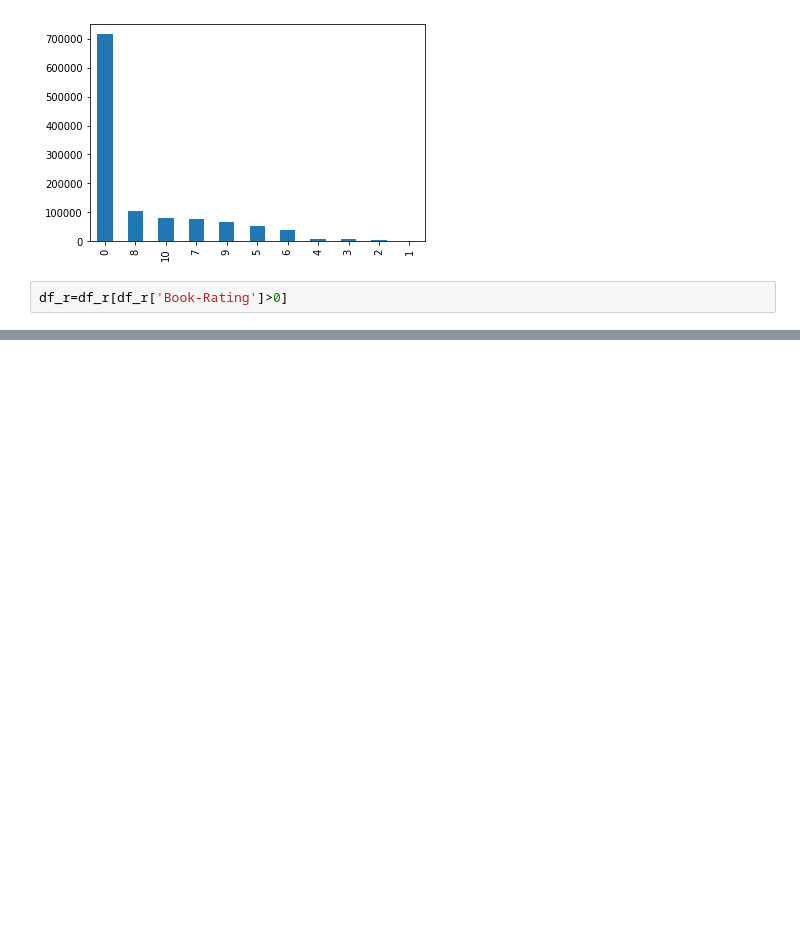
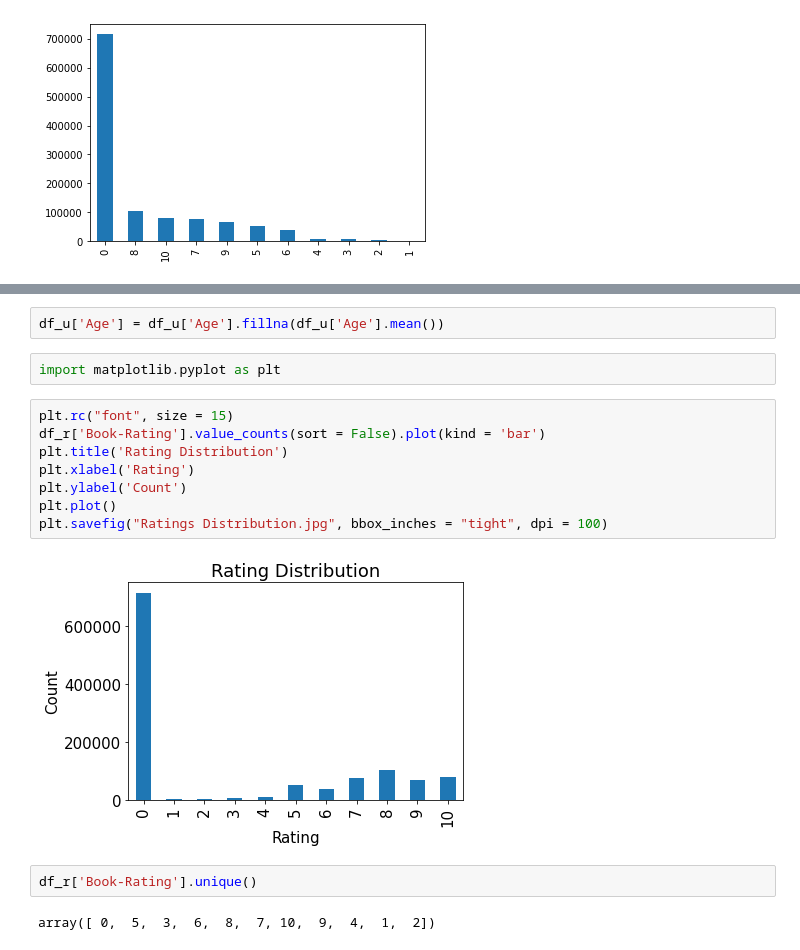
Before and after one commit to shivakumar17/Book-recommendation, a Jupyter notebook: Book_Recommedation.ipynb, the cells around one changed output, grey strips where cells are left out. Cells and saved outputs as stored; diff of their text form; blank space fills up the shorter version.

```diff
--- a/Book_Recommedation.ipynb
+++ b/Book_Recommedation.ipynb
@@ -107,5 +107,3 @@ df_r['Book-Rating'].value_counts().plot.bar()
 # %% [output]
 <matplotlib.axes._subplots.AxesSubplot at 0x...>
 [figure]
-# %%
-df_r=df_r[df_r['Book-Rating']>0]
@@ -184,0 +238,18 @@ Index(['I Capture the Castle', '4 Blondes', 'Four Blondes', 'My Gal Sunday',
+# %%
+df_u['Age'] = df_u['Age'].fillna(df_u['Age'].mean())
+# %%
+import matplotlib.pyplot as plt
+# %%
+plt.rc("font", size = 15)
+df_r['Book-Rating'].value_counts(sort = False).plot(kind = 'bar')
+plt.title('Rating Distribution')
+plt.xlabel('Rating')
+plt.ylabel('Count')
+plt.plot()
+plt.savefig("Ratings Distribution.jpg", bbox_inches = "tight", dpi = 100)
+# %% [output]
+[figure, added]
+# %%
+df_r['Book-Rating'].unique()
+# %% [output]
+array([ 0,  5,  3,  6,  8,  7, 10,  9,  4,  1,  2])
```
Also changed, not shown: parts of 68 cells of this notebook.
